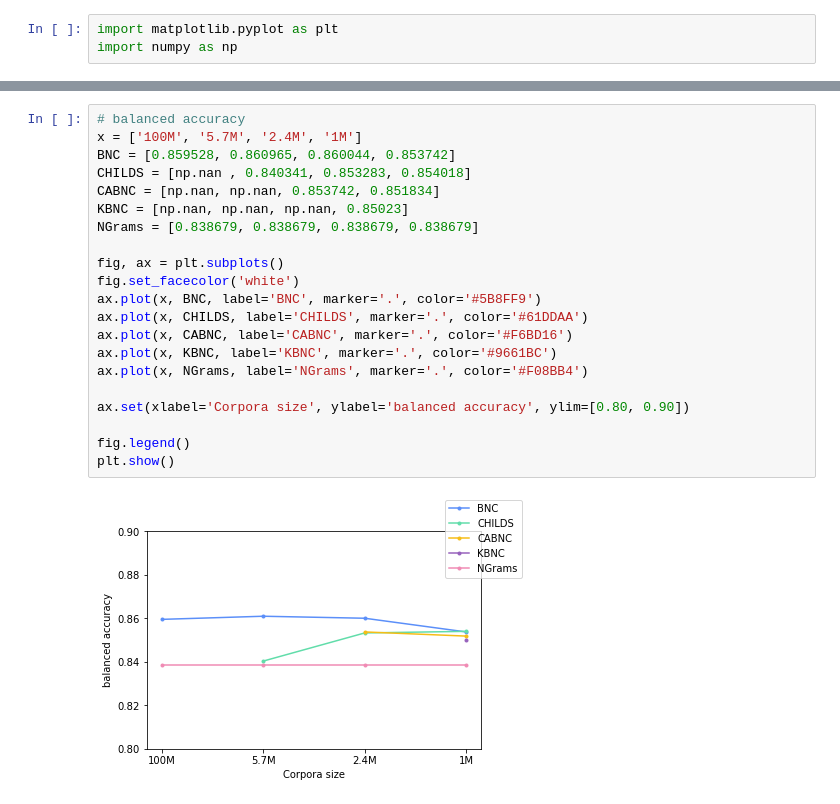
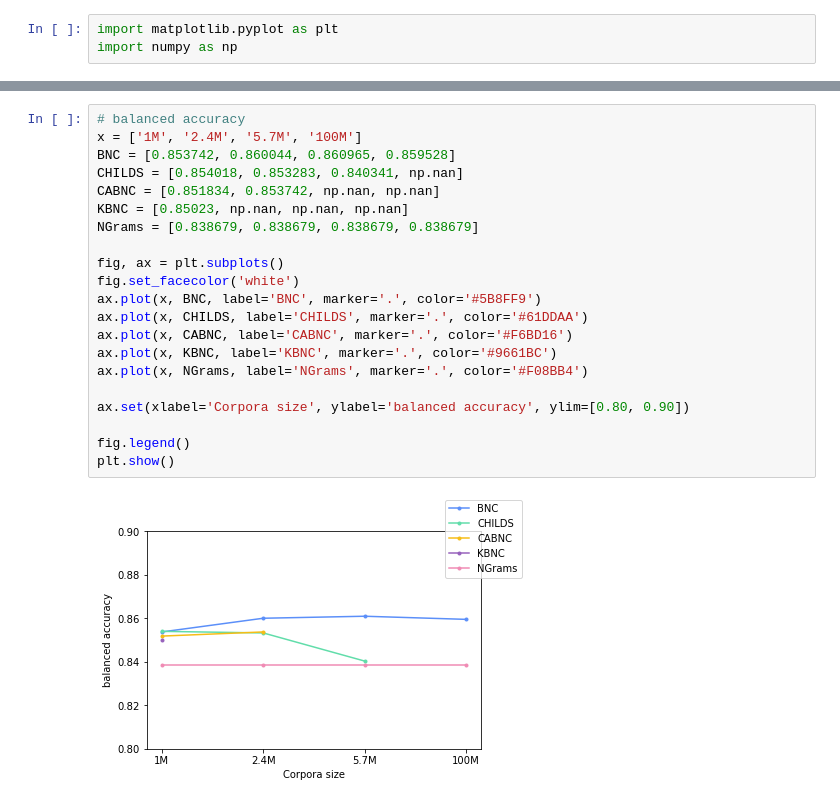
Before and after one commit to DanferWang/Basic_Level_work, a Jupyter notebook: corpora_size/result_plot.ipynb, the cells around one changed output, grey strips where cells are left out. Drawn from its saved outputs; the diff is of its cells as text.

```diff
--- a/corpora_size/result_plot.ipynb
+++ b/corpora_size/result_plot.ipynb
@@ -27,23 +27,23 @@ plt.show()
 # %%
 # balanced accuracy
-x = ['100M', '5.7M', '2.4M', '1M']
-BNC = [0.859528, 0.860965, 0.860044, 0.853742]
-CHILDS = [np.nan , 0.840341, 0.853283, 0.854018]
-CABNC = [np.nan, np.nan, 0.853742, 0.851834]
-KBNC = [np.nan, np.nan, np.nan, 0.85023]
+x = ['1M', '2.4M', '5.7M', '100M']
+BNC = [0.853742, 0.860044, 0.860965, 0.859528]
+CHILDS = [0.854018, 0.853283, 0.840341, np.nan]
+CABNC = [0.851834, 0.853742, np.nan, np.nan]
+KBNC = [0.85023, np.nan, np.nan, np.nan]
 NGrams = [0.838679, 0.838679, 0.838679, 0.838679]
 
 fig, ax = plt.subplots()
 fig.set_facecolor('white')
 ax.plot(x, BNC, label='BNC', marker='.', color='#5B8FF9')
 ax.plot(x, CHILDS, label='CHILDS', marker='.', color='#61DDAA')
 ax.plot(x, CABNC, label='CABNC', marker='.', color='#F6BD16')
 ax.plot(x, KBNC, label='KBNC', marker='.', color='#9661BC')
 ax.plot(x, NGrams, label='NGrams', marker='.', color='#F08BB4')
 
 ax.set(xlabel='Corpora size', ylabel='balanced accuracy', ylim=[0.80, 0.90])
 
 fig.legend()
 plt.show()
 # %% [output]
-[figure, old version]
+[figure, new version]
```
Also changed, not shown: parts of 1 cell of this notebook, 10 other files.
